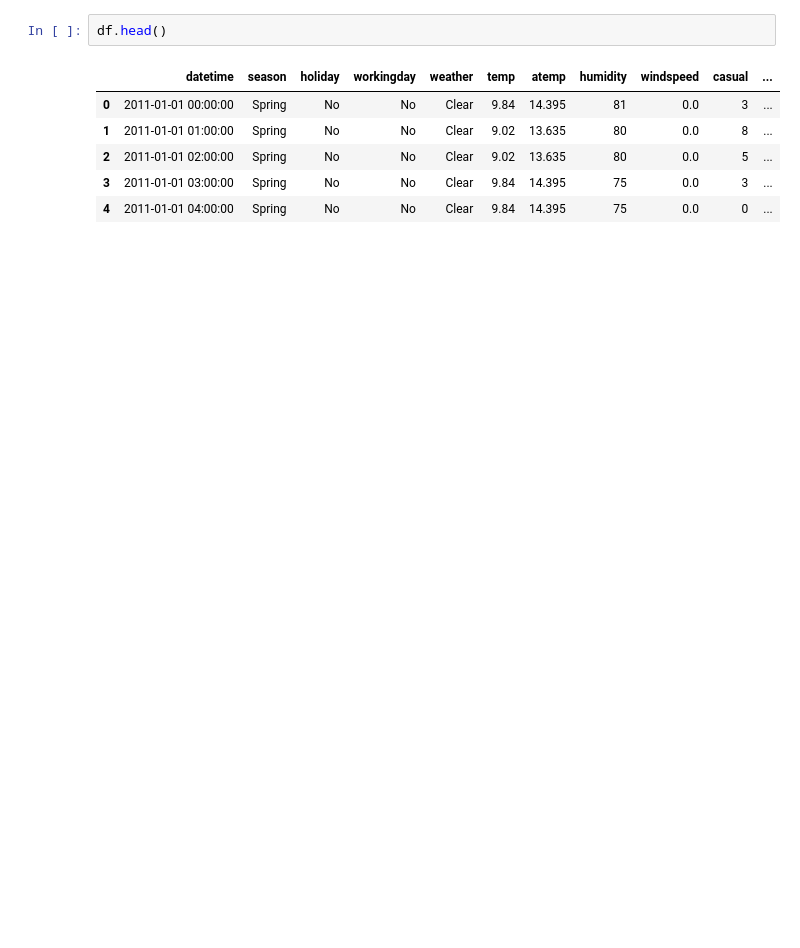
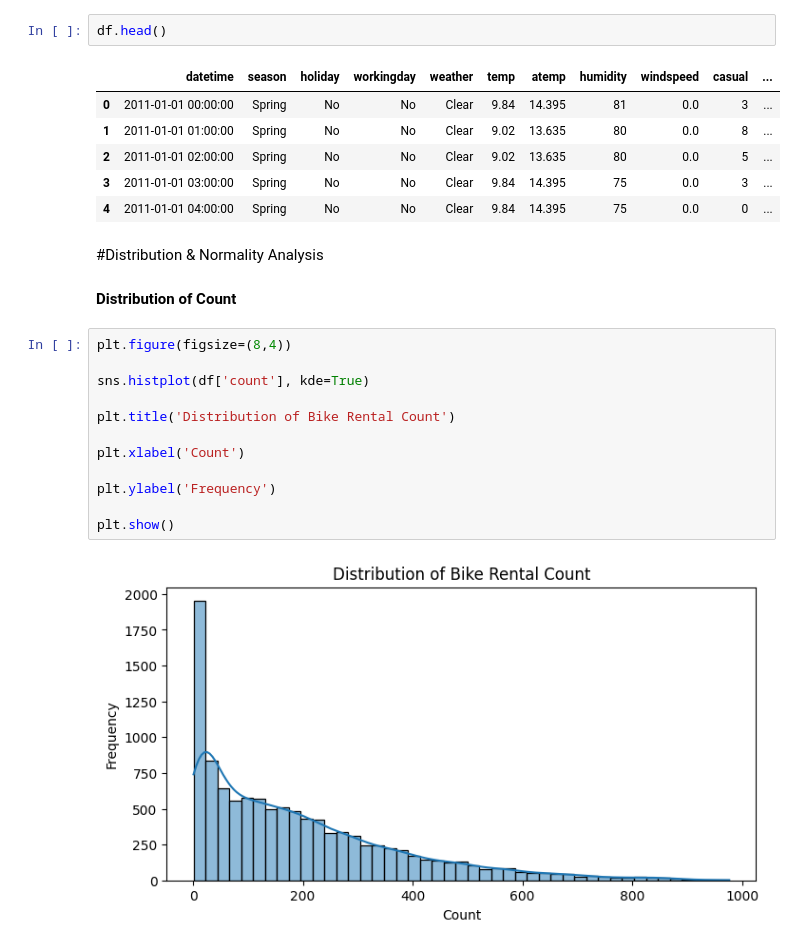
Before and after one commit to shreyankaul/scaler, a Jupyter notebook: yulu_sk.ipynb, the cells around one changed output. Cells and saved outputs as stored; diff of their text form; blank space fills up the shorter version.

```diff
--- a/yulu_sk.ipynb
+++ b/yulu_sk.ipynb
@@ -369,3 +404,21 @@ df.head()
 | 2 | 2011-01-01 02:00:00 | Spring | No | No | Clear | 9.02 | 13.635 | 80 | 0.0 | 5 | ... |
 | 3 | 2011-01-01 03:00:00 | Spring | No | No | Clear | 9.84 | 14.395 | 75 | 0.0 | 3 | ... |
 | 4 | 2011-01-01 04:00:00 | Spring | No | No | Clear | 9.84 | 14.395 | 75 | 0.0 | 0 | ... |
+# %% [markdown]
+#Distribution & Normality Analysis
+# %% [markdown]
+**Distribution of Count**
+# %%
+plt.figure(figsize=(8,4))
+
+sns.histplot(df['count'], kde=True)
+
+plt.title('Distribution of Bike Rental Count')
+
+plt.xlabel('Count')
+
+plt.ylabel('Frequency')
+
+plt.show()
+# %% [output]
+[figure, added]
```
Also changed, not shown: parts of 96 cells of this notebook.
